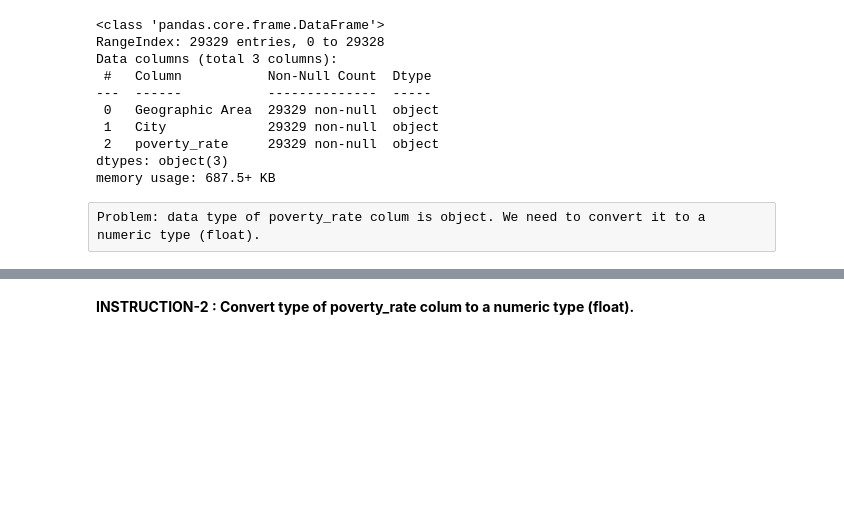
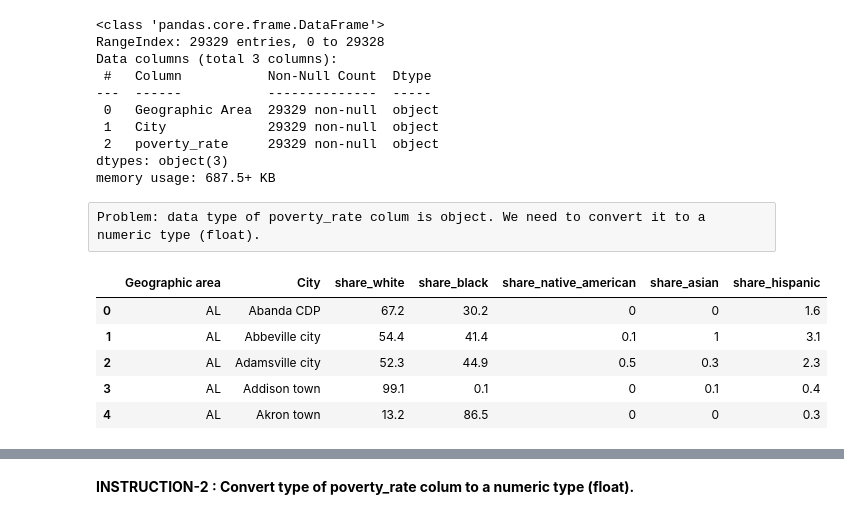
Before and after one commit to tanersoner/Generic_Projects, a Jupyter notebook: USA_Fatal_Police_Shoot_Analyse_Project.ipynb, the cells around one changed output, grey strips where cells are left out. Cells and saved outputs as stored; diff of their text form; code cells hidden in the pictures; blank space fills up the shorter version.

```diff
--- a/USA_Fatal_Police_Shoot_Analyse_Project.ipynb
+++ b/USA_Fatal_Police_Shoot_Analyse_Project.ipynb
@@ -110,3 +110,12 @@ dtypes: object(3)
 memory usage: 687.5+ KB
 # %% [raw]
 Problem: data type of poverty_rate colum is object. We need to convert it to a numeric type (float).
+# %%
+sr.head()
+# %% [output]
+|  | Geographic area | City | share_white | share_black | share_native_american | share_asian | share_hispanic |
+| 0 | AL | Abanda CDP | 67.2 | 30.2 | 0 | 0 | 1.6 |
+| 1 | AL | Abbeville city | 54.4 | 41.4 | 0.1 | 1 | 3.1 |
+| 2 | AL | Adamsville city | 52.3 | 44.9 | 0.5 | 0.3 | 2.3 |
+| 3 | AL | Addison town | 99.1 | 0.1 | 0 | 0.1 | 0.4 |
+| 4 | AL | Akron town | 13.2 | 86.5 | 0 | 0 | 0.3 |
```
Also changed, not shown: parts of 3 cells of this notebook.
